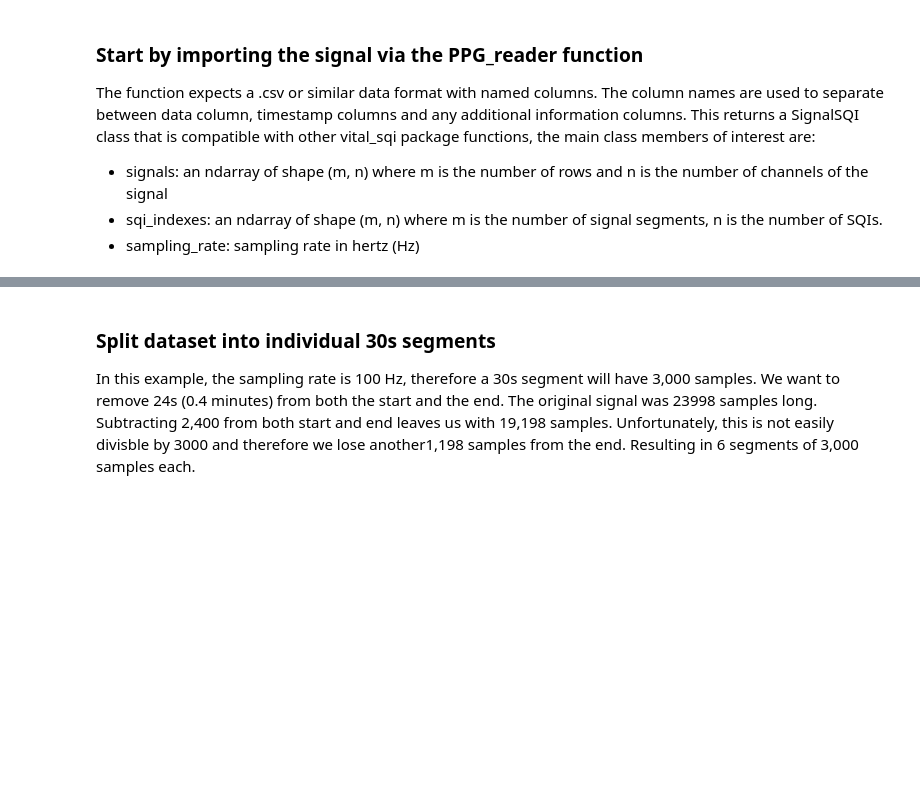
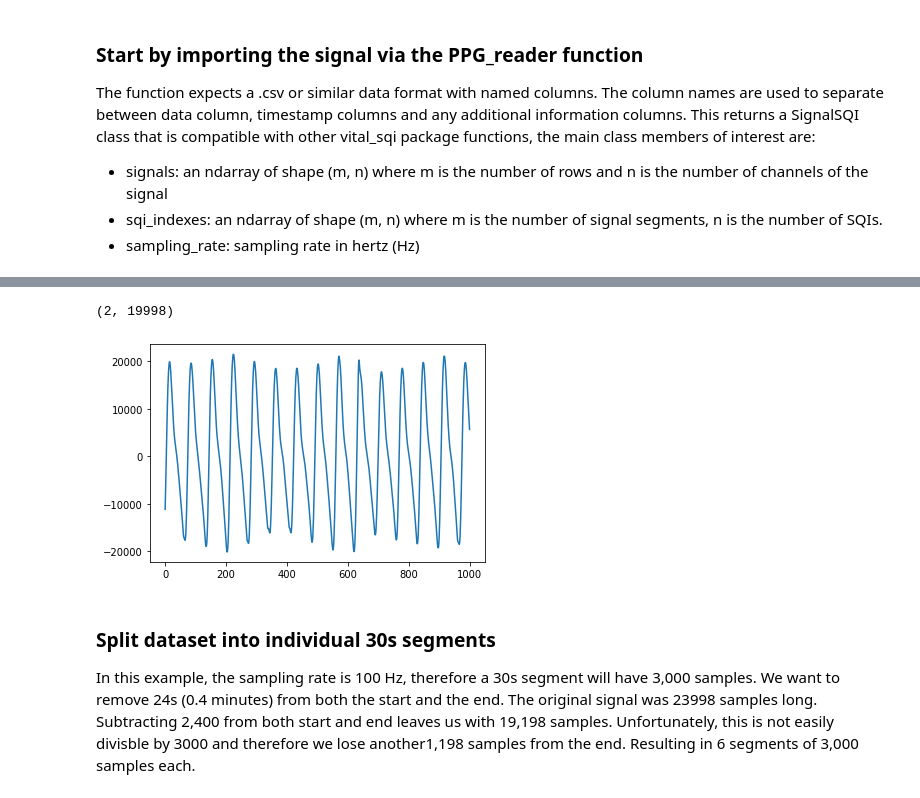
Before and after one commit to meta00/vital_sqi, a Jupyter notebook: examples/SQI_pipeline_PPG.ipynb, the cells around one changed output, grey strips where cells are left out. Drawn from its saved outputs; the diff is of its cells as text; code cells hidden in the pictures; blank space fills up the shorter version.

```diff
--- a/examples/SQI_pipeline_PPG.ipynb
+++ b/examples/SQI_pipeline_PPG.ipynb
@@ -46,3 +58,18 @@ plt.show()
+# %%
+import vital_sqi.highlevel_functions.highlevel as sqi_hl
+
+raw_signal = np.copy(ppg_data.signals.T[trim_amount*sampling_rate:-trim_amount*sampling_rate].T) #save the raw signal
+ppg_data.update_signal(sqi_hl.signal_preprocess(signal_channel=ppg_data.signals, hp_cutoff_order=hp_filt_params, lp_cutoff_order=lp_filt_params, trim_amount=trim_amount, filter_type=filter_type, sampling_rate=sampling_rate))
+
+print(ppg_data.signals.shape)
+
+s = np.arange(0,1000,1)
+fig, ax = plt.subplots()
+ax.plot(s, ppg_data.signals[0][8000:9000])
+plt.show()
+# %% [output]
+(2, 19998)
+[figure, added]
 # %% [markdown]
 ### Split dataset into individual 30s segments
 
```
Also changed, not shown: parts of 8 cells of this notebook, 7 other files.
